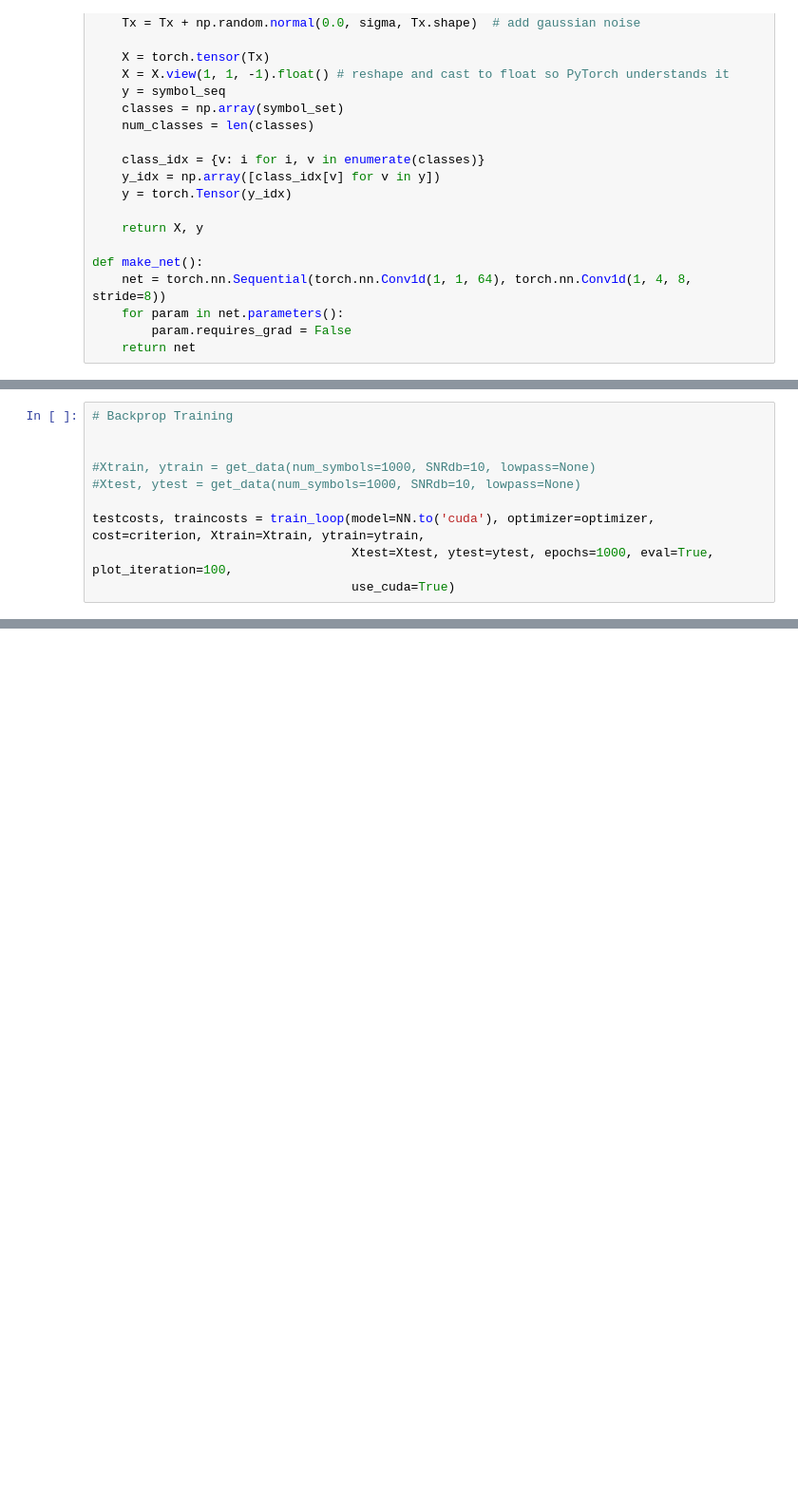
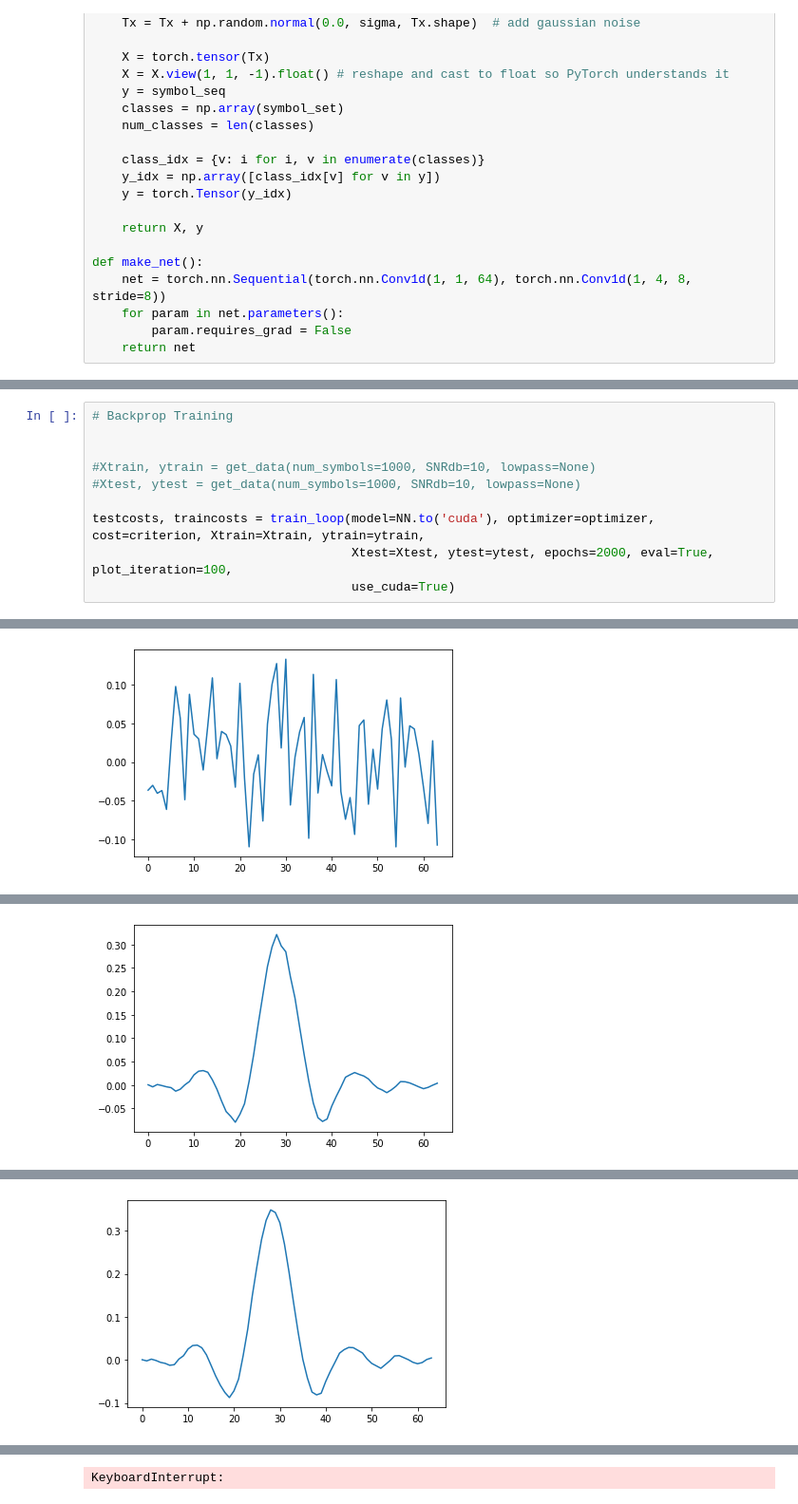
Before and after one commit to FaxMan1/Master-Thesis, a Jupyter notebook: Jupyter/MLFilterPytorch.ipynb, the cells around one changed output, grey strips where cells are left out. Shown at 95% size. Drawn from its saved outputs; the diff is of its cells as text; blank space fills up the shorter version.

```diff
--- a/Jupyter/MLFilterPytorch.ipynb
+++ b/Jupyter/MLFilterPytorch.ipynb
@@ -81,5 +87,6 @@ print('Accuracy:', acc.item())
 #Xtest, ytest = get_data(num_symbols=1000, SNRdb=10, lowpass=None)
 
 testcosts, traincosts = train_loop(model=NN.to('cuda'), optimizer=optimizer, cost=criterion, Xtrain=Xtrain, ytrain=ytrain,
-                                   Xtest=Xtest, ytest=ytest, epochs=1000, eval=True, plot_iteration=100,
+                                   Xtest=Xtest, ytest=ytest, epochs=2000, eval=True, plot_iteration=100,
                                    use_cuda=True)
+# %% [output]
@@ -85,0 +97 @@ testcosts, traincosts = train_loop(model=NN.to('cuda'), optimizer=optimizer, cos
+[figure, added]
@@ -85,0 +101 @@ testcosts, traincosts = train_loop(model=NN.to('cuda'), optimizer=optimizer, cos
+[figure, added]
@@ -85,0 +105 @@ testcosts, traincosts = train_loop(model=NN.to('cuda'), optimizer=optimizer, cos
+[figure, added]
@@ -86,3 +110,4 @@ testcosts, traincosts = train_loop(model=NN.to('cuda'), optimizer=optimizer, cos
+KeyboardInterrupt:
 # %%
 plt.plot(testcosts, label='test')
 plt.plot(traincosts, label='train')
```
Also changed, not shown: parts of 8 cells of this notebook, 1 other file.
